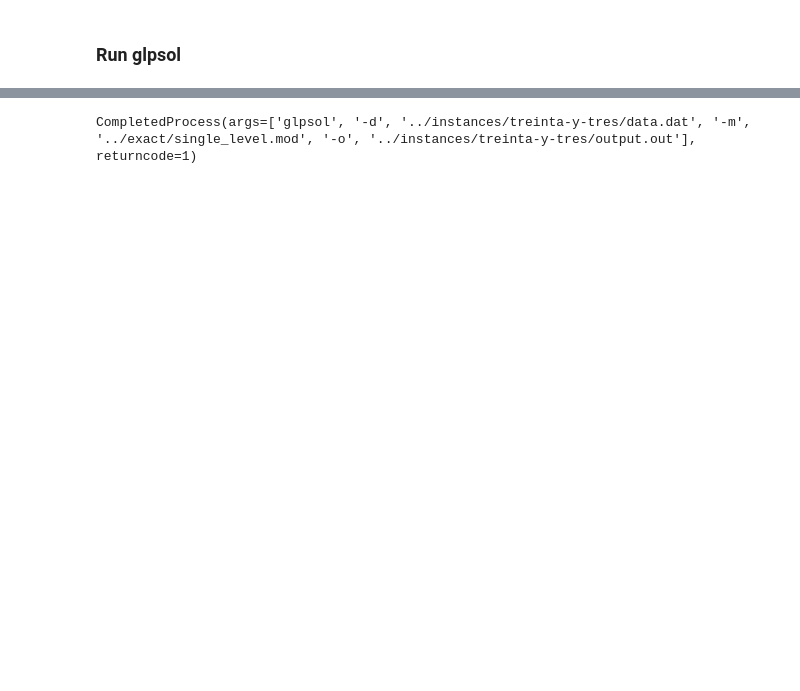
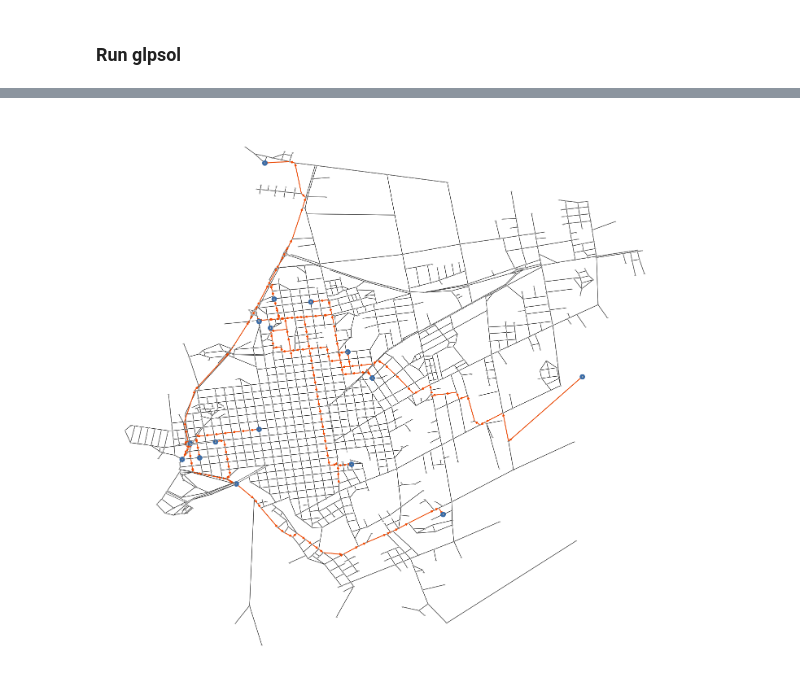
Before and after one commit to joaquinco/bicycle-network-design, a Jupyter notebook: notebooks/Treinta y Tres.ipynb, the cells around one changed output, grey strips where cells are left out. Drawn from its saved outputs; the diff is of its cells as text; code cells hidden in the pictures; blank space fills up the shorter version.

```diff
--- a/notebooks/Treinta y Tres.ipynb
+++ b/notebooks/Treinta y Tres.ipynb
@@ -79,13 +50,0 @@ budget = 7000
-# %%
-with open(data_file, 'w') as f:
-    f.write("data;\n\n")
-    bc.transform.graph_to_mathprog(g, f)
-    bc.transform.origin_destination_pairs_to_mathprog(
-        g,
-        odpairs,
-        breakpoints,
-        f,
-    )
-
-    f.write(f"param B := {budget};\n")
-    f.write("end;\n")
@@ -103,4 +73,12 @@ SyntaxError: invalid syntax (<ipython-input-8-4ffe1847b39c>, line 6)
-# %%
-command
-# %% [output]
-CompletedProcess(args=['glpsol', '-d', '../instances/treinta-y-tres/data.dat', '-m', '../exact/single_level.mod', '-o', '../instances/treinta-y-tres/output.out'], returncode=1)
+# %%
+solution_path = data_dir('solution.pkl')
+
+if os.path.exists(solution_path):
+    with open(solution_path, 'rb') as f:
+        solution = pickle.load(f)
+else:
+    solution = model.solve()
+# %%
+bc.draw.draw(model, solution=solution, with_labels=True, odpair_scale_factor=30)
+# %% [output]
+[figure, added]
```
Also changed, not shown: parts of 12 cells of this notebook, 6 other files.
